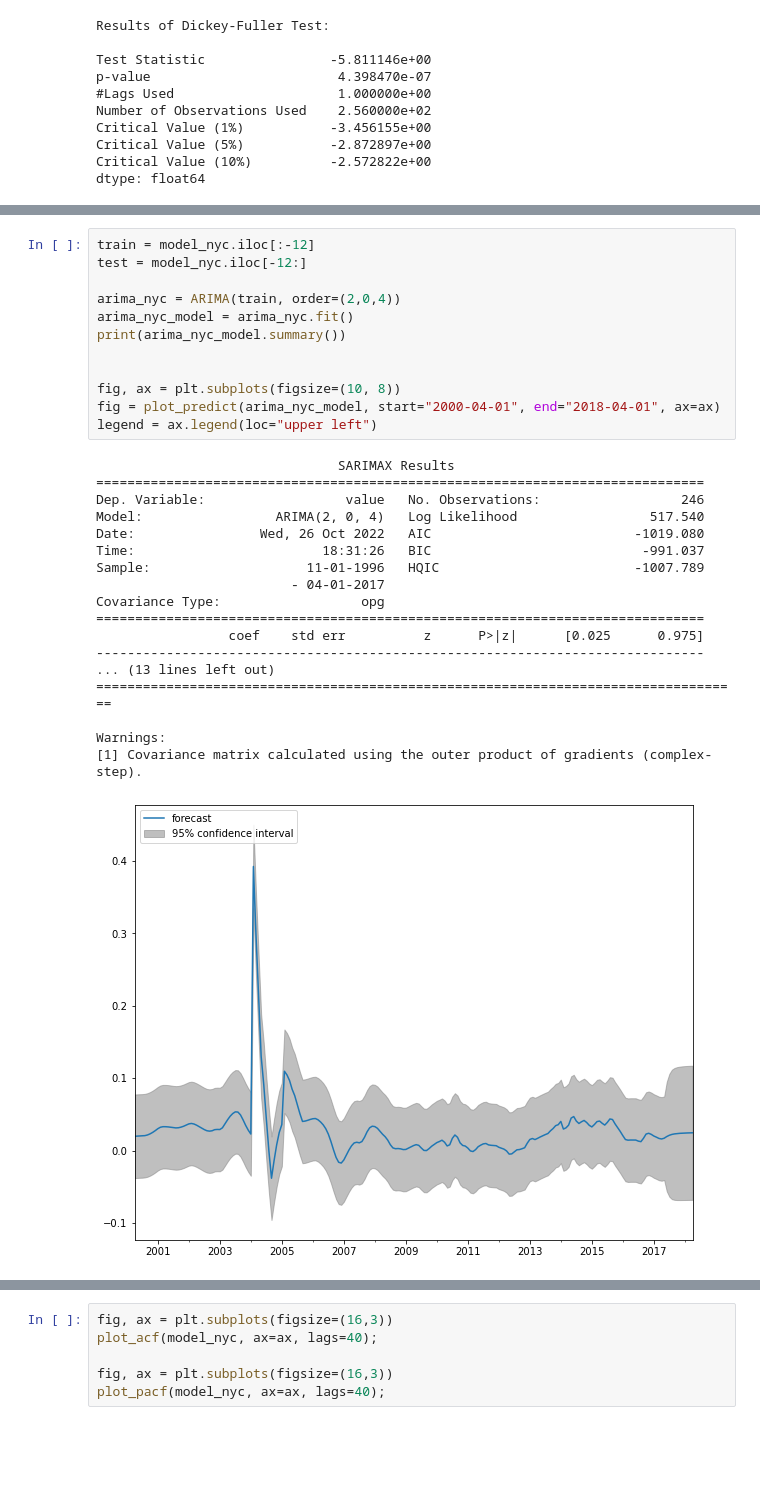
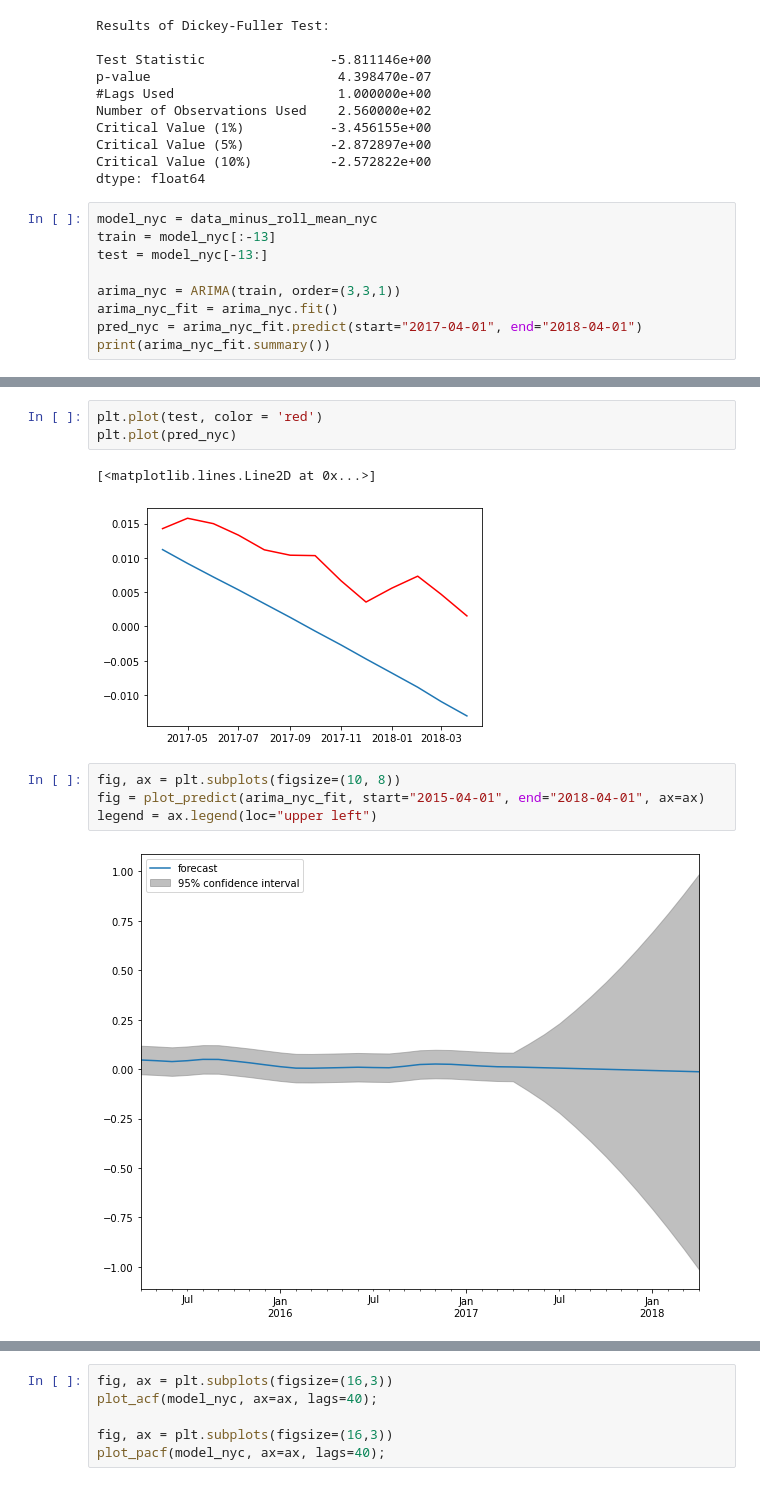
Before and after one commit to sarahadamsjack/time-series, a Jupyter notebook: final-checkpoint.ipynb, the cells around one changed output, grey strips where cells are left out. Cells and saved outputs as stored; diff of their text form; blank space fills up the shorter version.

```diff
--- a/final-checkpoint.ipynb
+++ b/final-checkpoint.ipynb
@@ -226,3 +227,12 @@ Critical Value (1%)           -3.456155e+00
 Critical Value (5%)           -2.872897e+00
 Critical Value (10%)          -2.572822e+00
 dtype: float64
+# %%
+model_nyc = data_minus_roll_mean_nyc
+train = model_nyc[:-13]
+test = model_nyc[-13:]
+
+arima_nyc = ARIMA(train, order=(3,3,1))
+arima_nyc_fit = arima_nyc.fit()
+pred_nyc = arima_nyc_fit.predict(start="2017-04-01", end="2018-04-01")
+print(arima_nyc_fit.summary())
@@ -229,32 +278,13 @@ dtype: float64
+# %%
+plt.plot(test, color = 'red')
+plt.plot(pred_nyc)
+# %% [output]
+[<matplotlib.lines.Line2D at 0x...>]
+[figure, added]
 # %%
-train = model_nyc.iloc[:-12]
-test = model_nyc.iloc[-12:]
-
-arima_nyc = ARIMA(train, order=(2,0,4))
-arima_nyc_model = arima_nyc.fit()
-print(arima_nyc_model.summary())
-
-
 fig, ax = plt.subplots(figsize=(10, 8))
-fig = plot_predict(arima_nyc_model, start="2000-04-01", end="2018-04-01", ax=ax)
+fig = plot_predict(arima_nyc_fit, start="2015-04-01", end="2018-04-01", ax=ax)
 legend = ax.legend(loc="upper left")
 # %% [output]
-                               SARIMAX Results
-==============================================================================
-Dep. Variable:                  value   No. Observations:                  246
-Model:                 ARIMA(2, 0, 4)   Log Likelihood                 517.540
-Date:                Wed, 26 Oct 2022   AIC                          -1019.080
-Time:                        18:31:26   BIC                           -991.037
-Sample:                    11-01-1996   HQIC                         -1007.789
-                         - 04-01-2017
-Covariance Type:                  opg
-==============================================================================
-                 coef    std err          z      P>|z|      [0.025      0.975]
-------------------------------------------------------------------------------
-... (13 lines left out)
-===================================================================================
-
-Warnings:
-[1] Covariance matrix calculated using the outer product of gradients (complex-step).
-[figure, old version]
+[figure, new version]
 # %%
```
Also changed, not shown: parts of 26 cells of this notebook.
